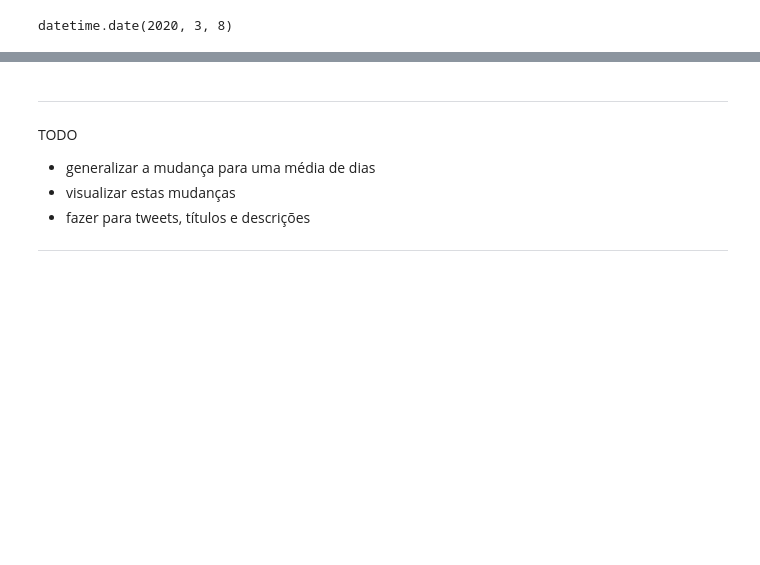
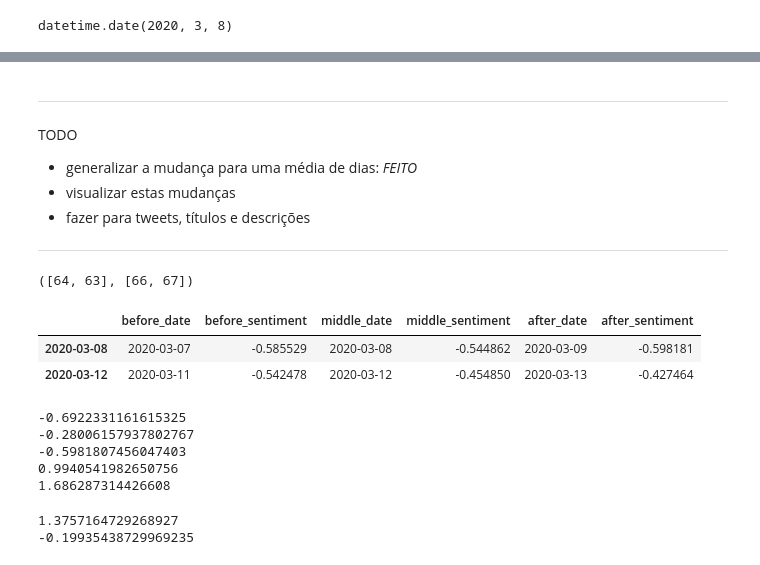
Before and after one commit to dssg-pt/miniproject-sentimentanalysis-covid, a Jupyter notebook: notebooks/medidas.ipynb, the cells around one changed output, grey strips where cells are left out. Drawn from its saved outputs; the diff is of its cells as text; code cells hidden in the pictures; blank space fills up the shorter version.

```diff
--- a/notebooks/medidas.ipynb
+++ b/notebooks/medidas.ipynb
@@ -334,0 +307,28 @@ for date in medidas_dates:
+# %%
+df_temp = group_df(tweets, 'date', 'D', 'weighted_classification', 'mean')
+medidas_dates = get_unique_dates(medidas, 'data')
+tweets_dates = get_unique_dates(df_temp, 'date')
+# %%
+def get_sentiment_changes(df_data, df_events, df_data_key, df_events_key, clf_name):
+    events_dates = get_unique_dates(df_events, df_events_key)
+    data_dates = get_unique_dates(df_data, df_data_key)
+    ans_dict = dict()
+    for date in events_dates:
+        before_idx, after_idx = get_adjacent_dates_idx(data_dates, date)
+        before_date = data_dates[before_idx]
+        after_date = data_dates[after_idx]
+        sentiment_before = df_data[data_dates == before_date][clf_name].values[0]
+        sentiment_after = df_data[data_dates == after_date][clf_name].values[0]
+        if date in data_dates:
+            sentiment_middle = df_data[data_dates == date][clf_name].values
+        else:
+            sentiment_middle = [np.nan]
+        ans_dict[date] = {'before_date': before_date,
+                          'before_sentiment': sentiment_before,
+                          'middle_date': date,
+                          'middle_sentiment': sentiment_middle[0],
+                          'after_date': after_date,
+                          'after_sentiment': sentiment_after}
+    return ans_dict
+# %%
+change_dict = get_sentiment_changes(df_temp, medidas, 'date', 'data', 'weighted_classification')
@@ -335,7 +356,7 @@ for date in medidas_dates:
 # %% [markdown]
 ***
 TODO
-- generalizar a mudança para uma média de dias
+- generalizar a mudança para uma média de dias: _FEITO_
 - visualizar estas mudanças
 - fazer para tweets, títulos e descrições
 ***
@@ -341,0 +377,4 @@ TODO
+# %%
+get_adjacent_date_window_idx(data_dates, events_dates[4], 2)
+# %% [output]
+([64, 63], [66, 67])
@@ -341,0 +391,20 @@ TODO
+# %%
+df = pd.DataFrame.from_dict(change_dict, orient='index')
+# %%
+df.head(2)
+# %% [output]
+|  | before_date | before_sentiment | middle_date | middle_sentiment | after_date | after_sentiment |
+| 2020-03-08 | 2020-03-07 | -0.585529 | 2020-03-08 | -0.544862 | 2020-03-09 | -0.598181 |
+| 2020-03-12 | 2020-03-11 | -0.542478 | 2020-03-12 | -0.454850 | 2020-03-13 | -0.427464 |
+# %%
+print(df.before_sentiment.min())
+print(df.before_sentiment.max())
+print(df.after_sentiment.min())
+print(df.after_sentiment.max())
+print(df.after_sentiment.max() - df.before_sentiment.min())
+# %% [output]
+-0.6922331161615325
+-0.28006157937802767
+-0.5981807456047403
+0.9940541982650756
+1.686287314426608
@@ -341,0 +413,6 @@ TODO
+# %%
+print(df.change.max())
+print(df.change.min())
+# %% [output]
+1.3757164729268927
+-0.19935438729969235
```
Also changed, not shown: parts of 11 cells of this notebook.
